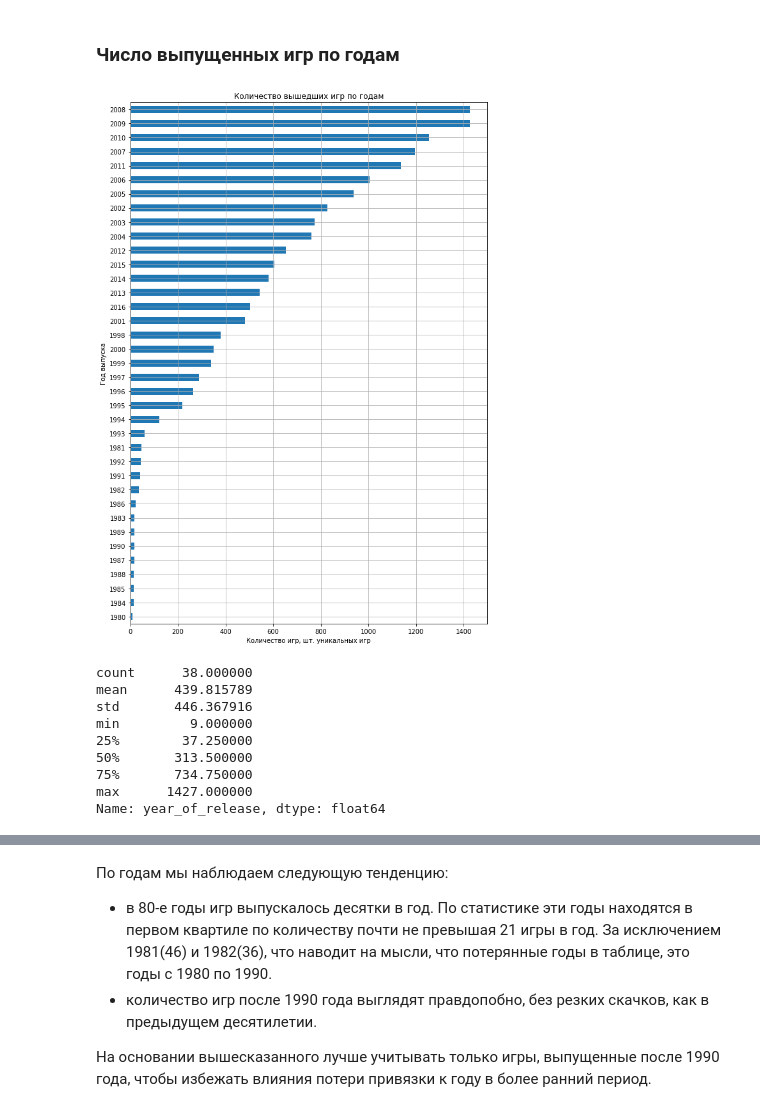
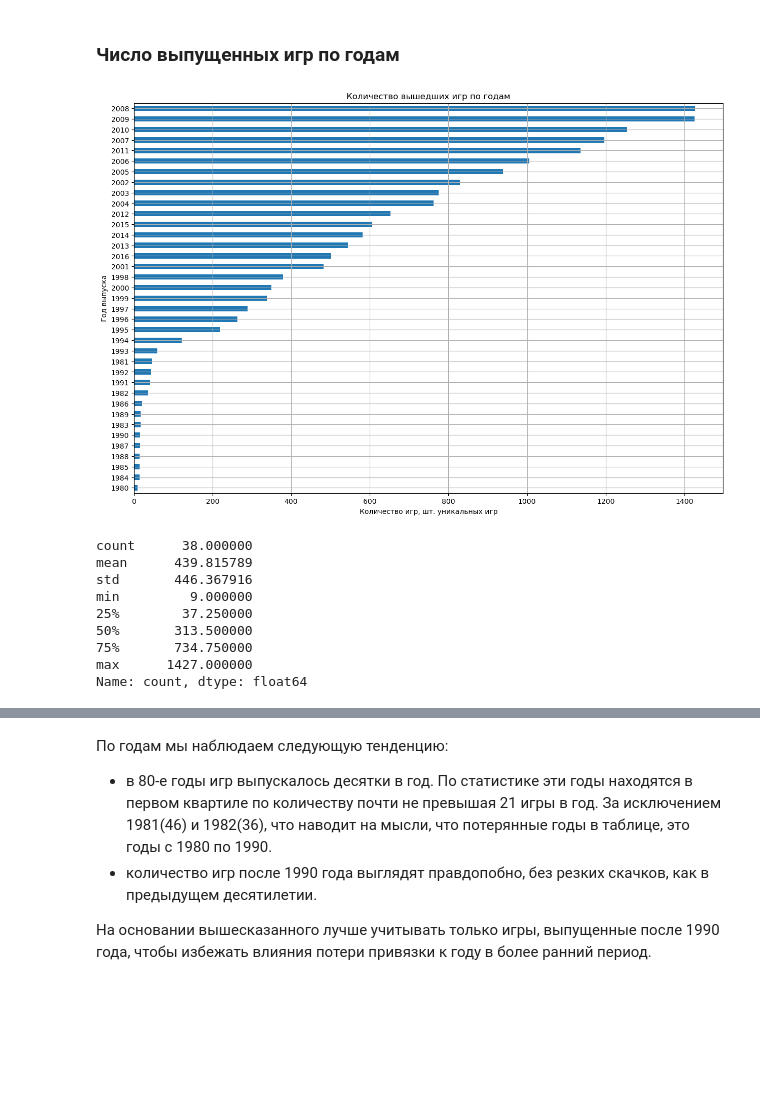
Before and after one commit to isDoroninMaksim/edu_projects, a Jupyter notebook: project_videogames.ipynb, the cells around one changed output, grey strips where cells are left out. Cells and saved outputs as stored; diff of their text form; code cells hidden in the pictures; blank space fills up the shorter version.

```diff
--- a/project_videogames.ipynb
+++ b/project_videogames.ipynb
@@ -50,6 +49,6 @@ from scipy import stats as st
 # %%
 # записываем в переменную наш датафрейм из csv файла
 try:
-    data = pd.read_csv('/datasets/games.csv')
-except:
-    data = pd.read_csv('https://code.s3.yandex.net/datasets/games.csv')
+    data = pd.read_csv('games.csv')
+except FileNotFoundError:
+    data = pd.read_csv('data/games.csv')
@@ -392,18 +301,18 @@ data.head(3)
 # %%
 # строим диаграмму вышедших игр в каждый год
 (data
-    .query('year_of_release > -1')['year_of_release'] # фильруем данные без года
+    .query('year_of_release > -1')['year_of_release'] # фильтруем данные без года
     .value_counts()
     .sort_values()
-    .plot(kind='barh', figsize=(10, 15))
+    .plot(kind='barh', figsize=(15, 10))
 )
 plt.title('Количество вышедших игр по годам')
 plt.ylabel('Год выпуска')
 plt.xlabel('Количество игр, шт. уникальных игр')
 plt.grid(True)
 plt.show()
 # %% [output]
-[figure, old version]
+[figure, new version]
 # %%
 data['year_of_release'].value_counts().describe()
 # %% [output]
@@ -415,4 +324,4 @@ min         9.000000
 50%       313.500000
 75%       734.750000
 max      1427.000000
-Name: year_of_release, dtype: float64
+Name: count, dtype: float64
```
Also changed, not shown: parts of 50 cells of this notebook, 1 other file.
